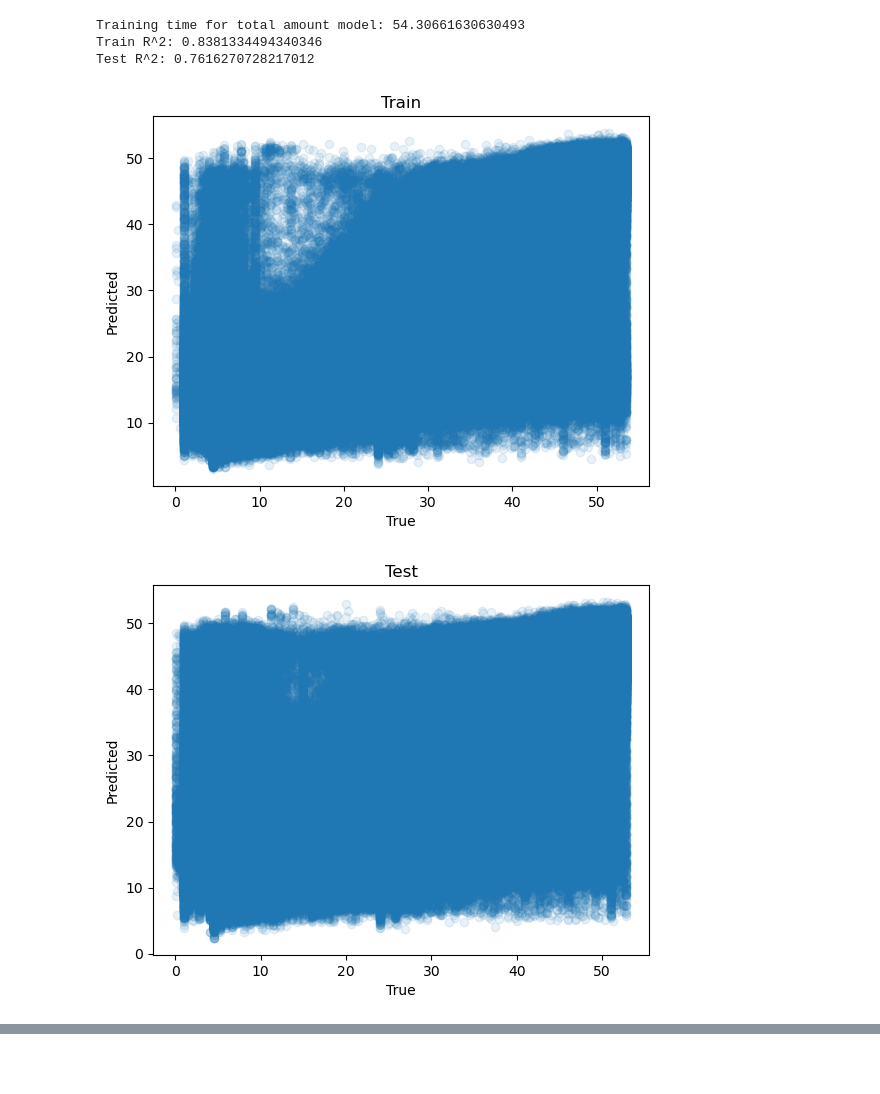
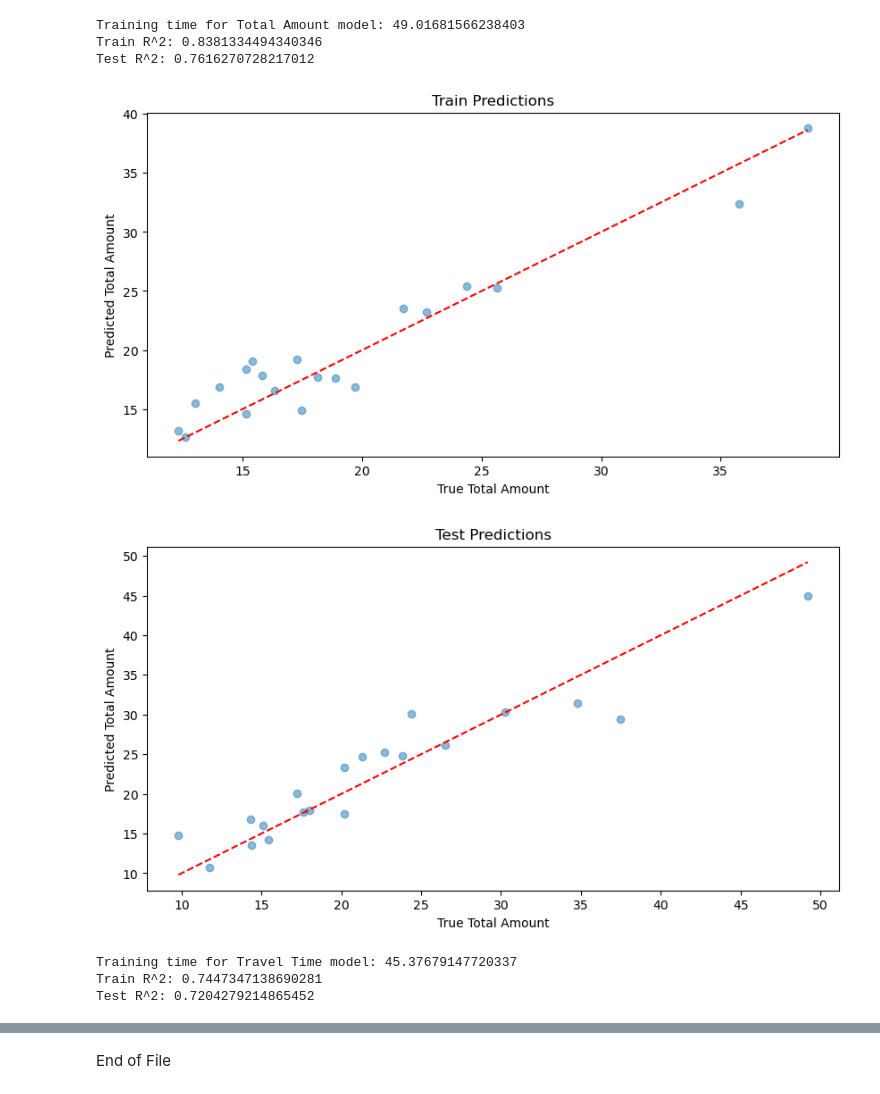
Before and after one commit to HemachandraKolisetty/nyc_taxi_analysis, a Jupyter notebook: base_xgboost.ipynb, the cells around one changed output, grey strips where cells are left out. Saved outputs shown, nothing was run; the diff lists cells and outputs as text; code cells hidden in the pictures; blank space fills up the shorter version.

Commit message:
Base XG Boost Model Results

```diff
--- a/base_xgboost.ipynb
+++ b/base_xgboost.ipynb
@@ -133,14 +163,14 @@ def print_stats(model, df_train, df_test, amount, one_hot):
-# %%
-# Running models
-
-# Copies of the data
-df_train_copy = df_train_base.copy()
-df_test_copy = df_test_base.copy()
-
-total_amount_model(df_train_copy, df_test_copy)
-# %% [output]
-Training time for total amount model: 54.30661630630493
-Train R^2: 0.8381334494340346
-Test R^2: 0.7616270728217012
-[figure, removed]
-[figure, removed]
+# %%
+# Running base models
+total_amount_model(df_train_base, df_test_base)
+
+travel_time_model(df_train_base, df_test_base)
+# %% [output]
+Training time for Total Amount model: 49.01681566238403
+Train R^2: 0.8381334494340346
+Test R^2: 0.7616270728217012
+[figure, added]
+[figure, added]
+Training time for Travel Time model: 45.37679147720337
+Train R^2: 0.7447347138690281
+Test R^2: 0.7204279214865452
@@ -146,0 +179,2 @@ Test R^2: 0.7616270728217012
+# %% [markdown]
+End of File
```
Also changed, not shown: parts of 4 cells of this notebook.
